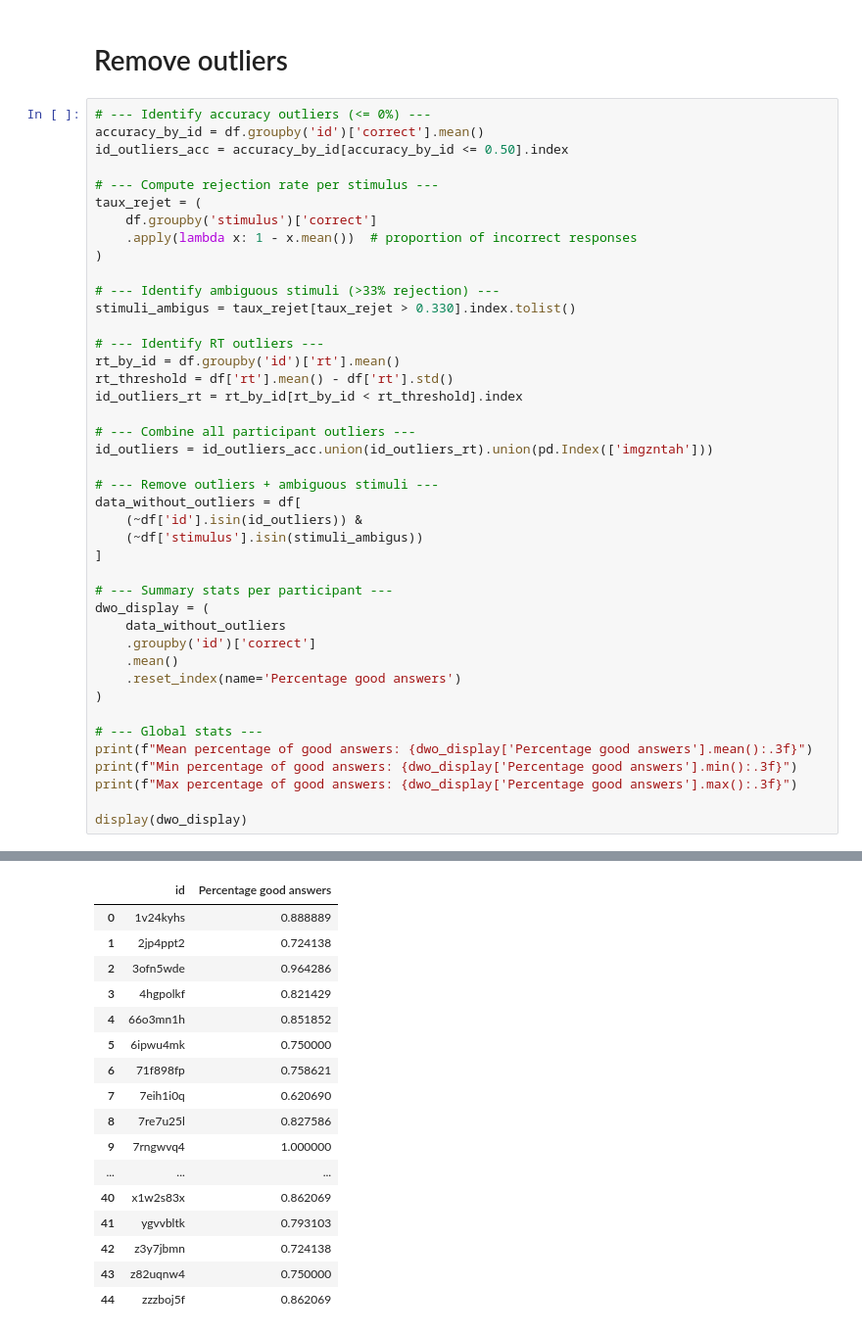
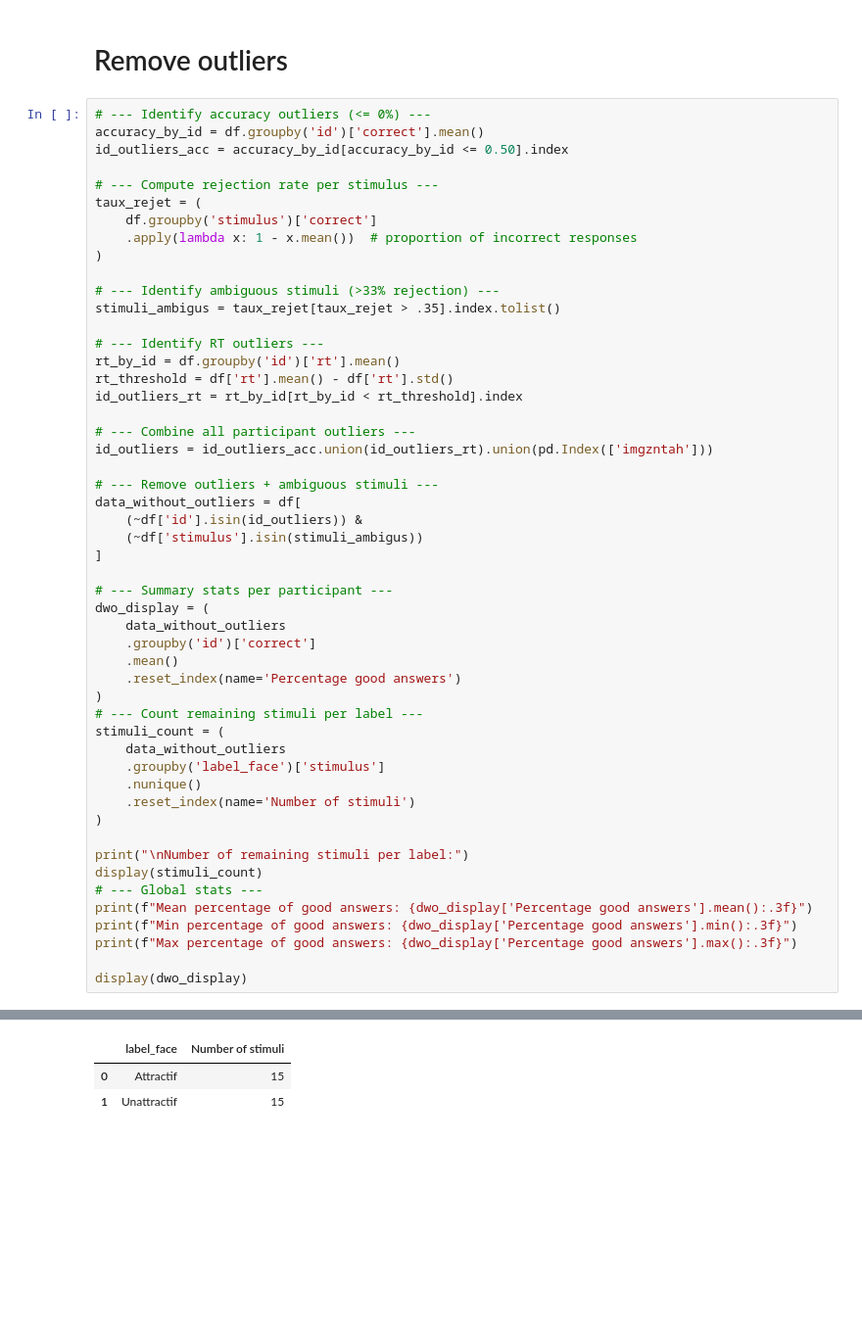
Before and after one commit to Coumess/Lab_Project_Experiment, a Jupyter notebook: extract_data.ipynb, the cells around one changed output, grey strips where cells are left out. Shown at 98% size. Cells and saved outputs as stored; diff of their text form; blank space fills up the shorter version.

```diff
--- a/extract_data.ipynb
+++ b/extract_data.ipynb
@@ -96,7 +96,7 @@ taux_rejet = (
 )
 
 # --- Identify ambiguous stimuli (>33% rejection) ---
-stimuli_ambigus = taux_rejet[taux_rejet > 0.330].index.tolist()
+stimuli_ambigus = taux_rejet[taux_rejet > .35].index.tolist()
 
 # --- Identify RT outliers ---
 rt_by_id = df.groupby('id')['rt'].mean()
@@ -119,7 +119,16 @@ dwo_display = (
     .mean()
     .reset_index(name='Percentage good answers')
 )
+# --- Count remaining stimuli per label ---
+stimuli_count = (
+    data_without_outliers
+    .groupby('label_face')['stimulus']
+    .nunique()
+    .reset_index(name='Number of stimuli')
+)
 
+print("\nNumber of remaining stimuli per label:")
+display(stimuli_count)
 # --- Global stats ---
 print(f"Mean percentage of good answers: {dwo_display['Percentage good answers'].mean():.3f}")
 print(f"Min percentage of good answers: {dwo_display['Percentage good answers'].min():.3f}")
@@ -133,17 +140,3 @@ Max percentage of good answers: 1.000
-|  | id | Percentage good answers |
-| 0 | 1v24kyhs | 0.888889 |
-| 1 | 2jp4ppt2 | 0.724138 |
-| 2 | 3ofn5wde | 0.964286 |
-| 3 | 4hgpolkf | 0.821429 |
-| 4 | 66o3mn1h | 0.851852 |
-| 5 | 6ipwu4mk | 0.750000 |
-| 6 | 71f898fp | 0.758621 |
-| 7 | 7eih1i0q | 0.620690 |
-| 8 | 7re7u25l | 0.827586 |
-| 9 | 7rngwvq4 | 1.000000 |
-| ... | ... | ... |
-| 40 | x1w2s83x | 0.862069 |
-| 41 | ygvvbltk | 0.793103 |
-| 42 | z3y7jbmn | 0.724138 |
-| 43 | z82uqnw4 | 0.750000 |
-| 44 | zzzboj5f | 0.862069 |
+|  | label_face | Number of stimuli |
+| 0 | Attractif | 15 |
+| 1 | Unattractif | 15 |
```
Also changed, not shown: parts of 3 cells of this notebook.
